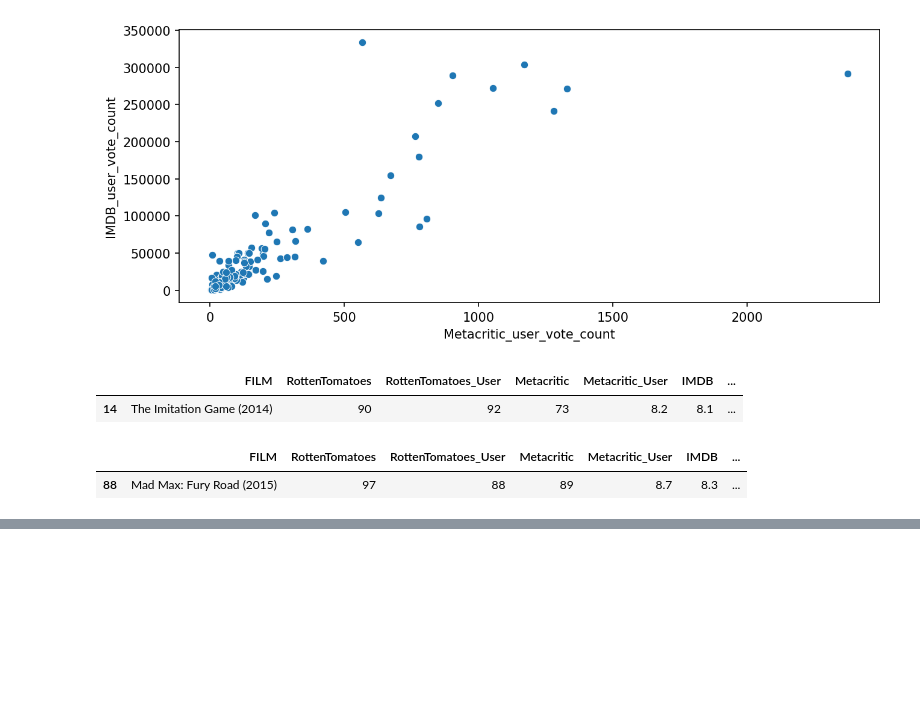
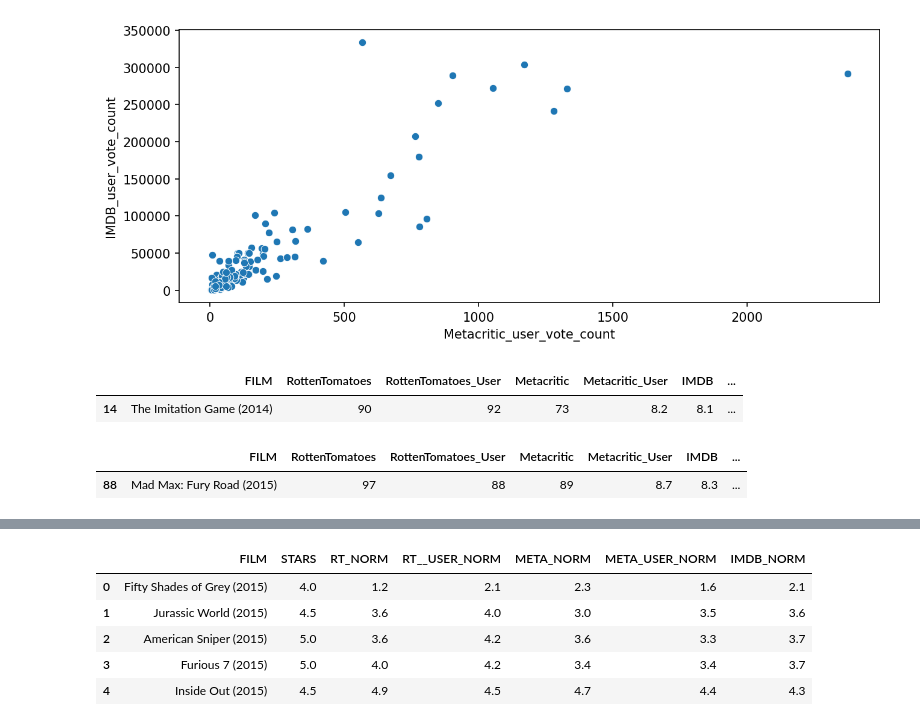
Before and after one commit to Sourabh-Bharale/capStone, a Jupyter notebook: model.ipynb, the cells around one changed output, grey strips where cells are left out. Drawn from its saved outputs; the diff is of its cells as text; code cells hidden in the pictures; blank space fills up the shorter version.

```diff
--- a/model.ipynb
+++ b/model.ipynb
@@ -182,0 +213,10 @@ allSitesDF.nlargest(1,'Metacritic_user_vote_count')
+# %%
+normalizedScores=finalDF[['FILM', 'STARS','RT_NORM', 'RT__USER_NORM', 'META_NORM', 'META_USER_NORM', 'IMDB_NORM']]
+normalizedScores.head()
+# %% [output]
+|  | FILM | STARS | RT_NORM | RT__USER_NORM | META_NORM | META_USER_NORM | IMDB_NORM |
+| 0 | Fifty Shades of Grey (2015) | 4.0 | 1.2 | 2.1 | 2.3 | 1.6 | 2.1 |
+| 1 | Jurassic World (2015) | 4.5 | 3.6 | 4.0 | 3.0 | 3.5 | 3.6 |
+| 2 | American Sniper (2015) | 5.0 | 3.6 | 4.2 | 3.6 | 3.3 | 3.7 |
+| 3 | Furious 7 (2015) | 5.0 | 4.0 | 4.2 | 3.4 | 3.4 | 3.7 |
+| 4 | Inside Out (2015) | 4.5 | 4.9 | 4.5 | 4.7 | 4.4 | 4.3 |
```
Also changed, not shown: parts of 2 cells of this notebook.
